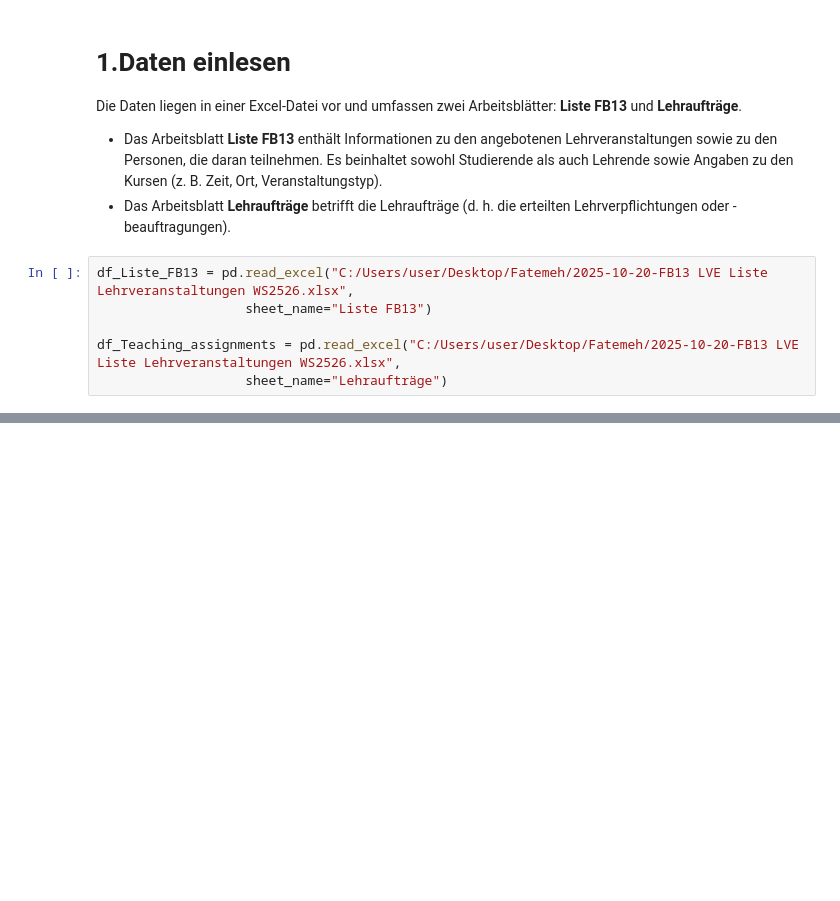
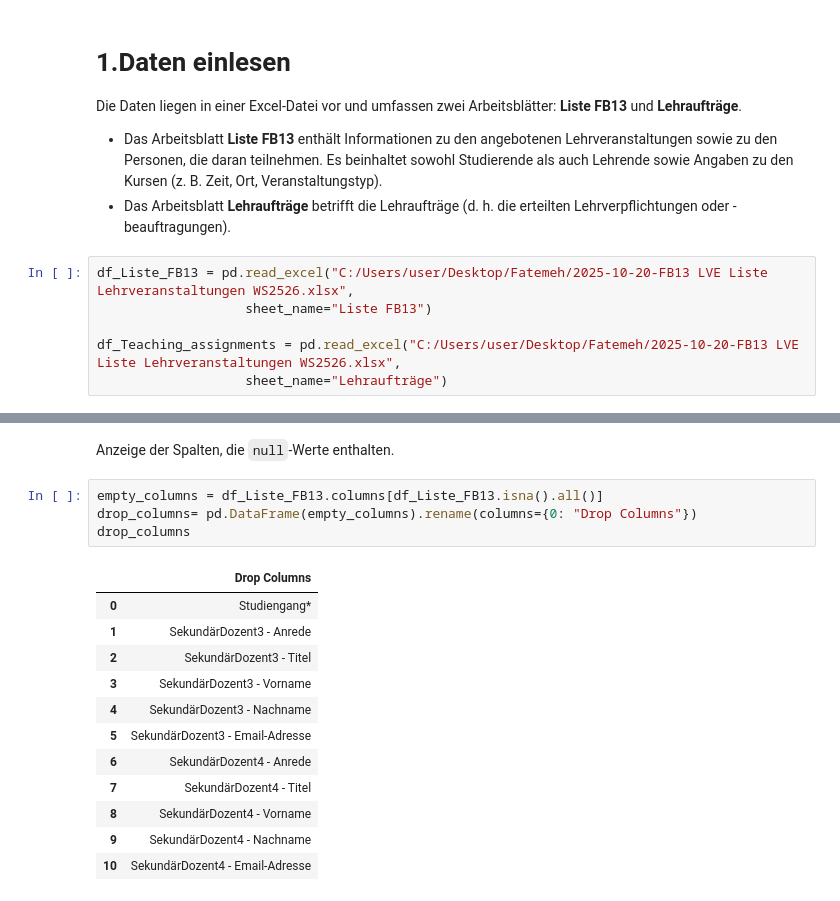
Before and after one commit to Mohsenmohebbi1993/Liste-der-Lehrveranstaltungen-im-Wintersemester, a Jupyter notebook: 2025-10-20-FB13 LVE Liste Lehrveranstaltungen WS2526.ipynb, the cells around one changed output, grey strips where cells are left out. Drawn from its saved outputs; the diff is of its cells as text; blank space fills up the shorter version.

```diff
--- a/2025-10-20-FB13 LVE Liste Lehrveranstaltungen WS2526.ipynb
+++ b/2025-10-20-FB13 LVE Liste Lehrveranstaltungen WS2526.ipynb
@@ -61,0 +93,19 @@ df_Teaching_assignments = pd.read_excel("C:/Users/user/Desktop/Fatemeh/2025-10-2
+# %% [markdown]
+Anzeige der Spalten, die `null`-Werte enthalten.
+# %%
+empty_columns = df_Liste_FB13.columns[df_Liste_FB13.isna().all()]
+drop_columns= pd.DataFrame(empty_columns).rename(columns={0: "Drop Columns"})
+drop_columns
+# %% [output]
+|  | Drop Columns |
+| 0 | Studiengang* |
+| 1 | SekundärDozent3 - Anrede |
+| 2 | SekundärDozent3 - Titel |
+| 3 | SekundärDozent3 - Vorname |
+| 4 | SekundärDozent3 - Nachname |
+| 5 | SekundärDozent3 - Email-Adresse |
+| 6 | SekundärDozent4 - Anrede |
+| 7 | SekundärDozent4 - Titel |
+| 8 | SekundärDozent4 - Vorname |
+| 9 | SekundärDozent4 - Nachname |
+| 10 | SekundärDozent4 - Email-Adresse |
```
Also changed, not shown: parts of 8 cells of this notebook.
